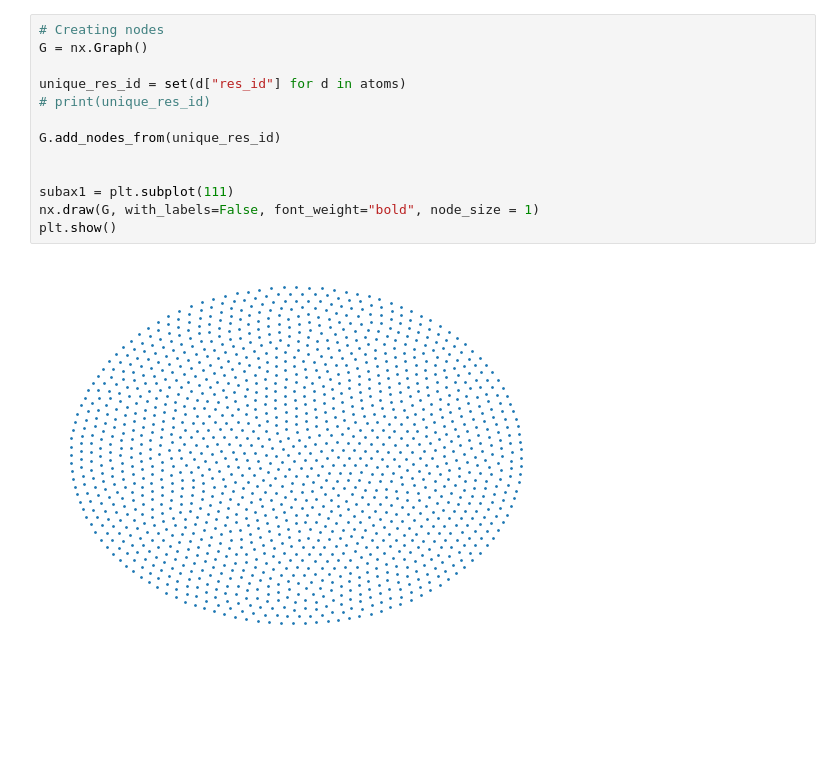
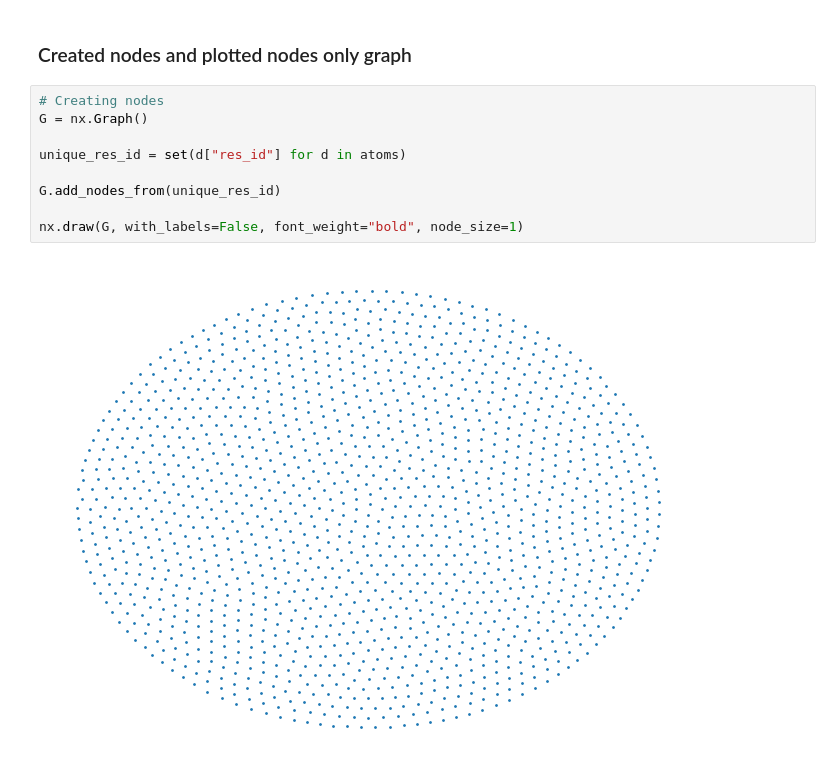
Before and after one commit to QMathsdude/kmc-charge-transport-organic-semiconductor, a Jupyter notebook: notebooks/01_graph_network_of_e-coupling_2D.ipynb, the cells around one changed output. Drawn from its saved outputs; the diff is of its cells as text; blank space fills up the shorter version.

```diff
--- a/notebooks/01_graph_network_of_e-coupling_2D.ipynb
+++ b/notebooks/01_graph_network_of_e-coupling_2D.ipynb
@@ -79,18 +80,16 @@ Number of atoms: 126084
 10000th atom: {'res_id': 1191, 'res_name': 'HK4', 'atom_name': 'H6', 'atom_id': 100000, 'x': 1.329, 'y': 5.673, 'z': 5.723}
 10001th atom: {'res_id': 1191, 'res_name': 'HK4', 'atom_name': 'C7', 'atom_id': 100001, 'x': 1.056, 'y': 5.248, 'z': 5.556}
 Box Dimensions: (11.24798, 11.24798, 11.24798)
+# %% [markdown]
+### Created nodes and plotted nodes only graph
 # %%
 # Creating nodes
 G = nx.Graph()
 
 unique_res_id = set(d["res_id"] for d in atoms)
-# print(unique_res_id)
 
 G.add_nodes_from(unique_res_id)
 
-
-subax1 = plt.subplot(111)
-nx.draw(G, with_labels=False, font_weight="bold", node_size = 1)
-plt.show()
+nx.draw(G, with_labels=False, font_weight="bold", node_size=1)
 # %% [output]
-[figure, old version]
+[figure, new version]
```
Also changed, not shown: parts of 8 cells of this notebook.
